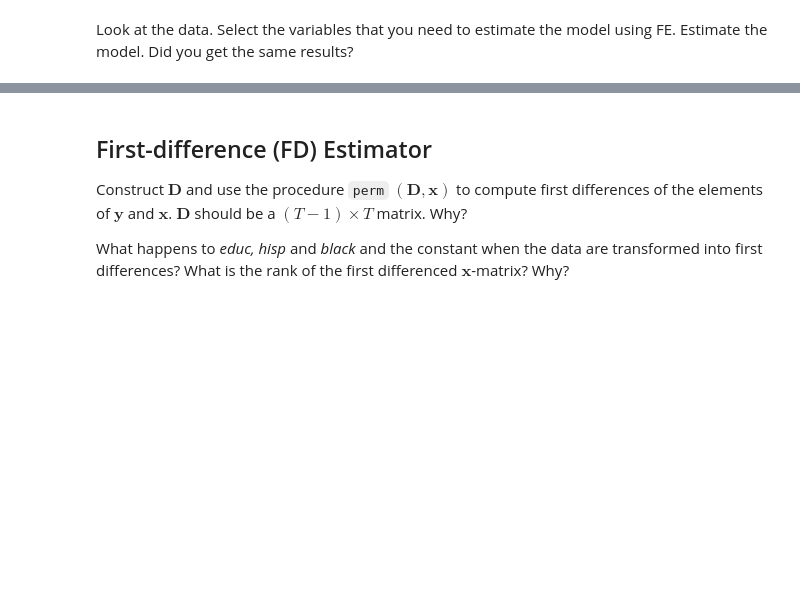
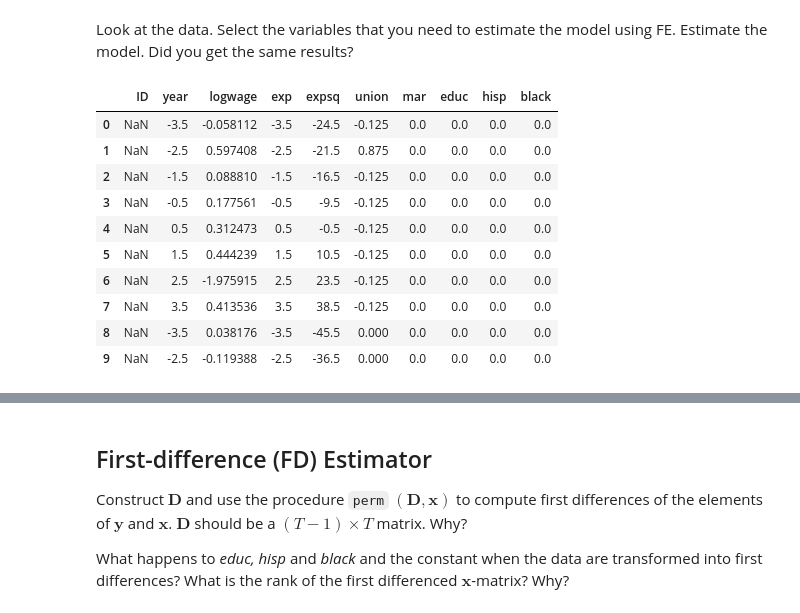
Before and after one commit to lkh927/Advanced-MicroEconometrics, a Jupyter notebook: Problem set 2/PS2/Problem set 2.ipynb, the cells around one changed output, grey strips where cells are left out. Drawn from its saved outputs; the diff is of its cells as text; code cells hidden in the pictures; blank space fills up the shorter version.

```diff
--- a/Problem set 2/PS2/Problem set 2.ipynb
+++ b/Problem set 2/PS2/Problem set 2.ipynb
@@ -354,7 +383,19 @@ datdemean = pddat_demean.to_numpy()
 Look at the data. Select the variables that you need to estimate the model using FE. Estimate the model. Did you get the same results?
 # %%
 # Look at data
-pddat_demean
+pddat_demean.head(10)
+# %% [output]
+|  | ID | year | logwage | exp | expsq | union | mar | educ | hisp | black |
+| 0 | NaN | -3.5 | -0.058112 | -3.5 | -24.5 | -0.125 | 0.0 | 0.0 | 0.0 | 0.0 |
+| 1 | NaN | -2.5 | 0.597408 | -2.5 | -21.5 | 0.875 | 0.0 | 0.0 | 0.0 | 0.0 |
+| 2 | NaN | -1.5 | 0.088810 | -1.5 | -16.5 | -0.125 | 0.0 | 0.0 | 0.0 | 0.0 |
+| 3 | NaN | -0.5 | 0.177561 | -0.5 | -9.5 | -0.125 | 0.0 | 0.0 | 0.0 | 0.0 |
+| 4 | NaN | 0.5 | 0.312473 | 0.5 | -0.5 | -0.125 | 0.0 | 0.0 | 0.0 | 0.0 |
+| 5 | NaN | 1.5 | 0.444239 | 1.5 | 10.5 | -0.125 | 0.0 | 0.0 | 0.0 | 0.0 |
+| 6 | NaN | 2.5 | -1.975915 | 2.5 | 23.5 | -0.125 | 0.0 | 0.0 | 0.0 | 0.0 |
+| 7 | NaN | 3.5 | 0.413536 | 3.5 | 38.5 | -0.125 | 0.0 | 0.0 | 0.0 | 0.0 |
+| 8 | NaN | -3.5 | 0.038176 | -3.5 | -45.5 | 0.000 | 0.0 | 0.0 | 0.0 | 0.0 |
+| 9 | NaN | -2.5 | -0.119388 | -2.5 | -36.5 | 0.000 | 0.0 | 0.0 | 0.0 | 0.0 |
 # %%
 #Select variables
 # Turn the data into numpy arrays
```
Also changed, not shown: parts of 9 cells of this notebook.
